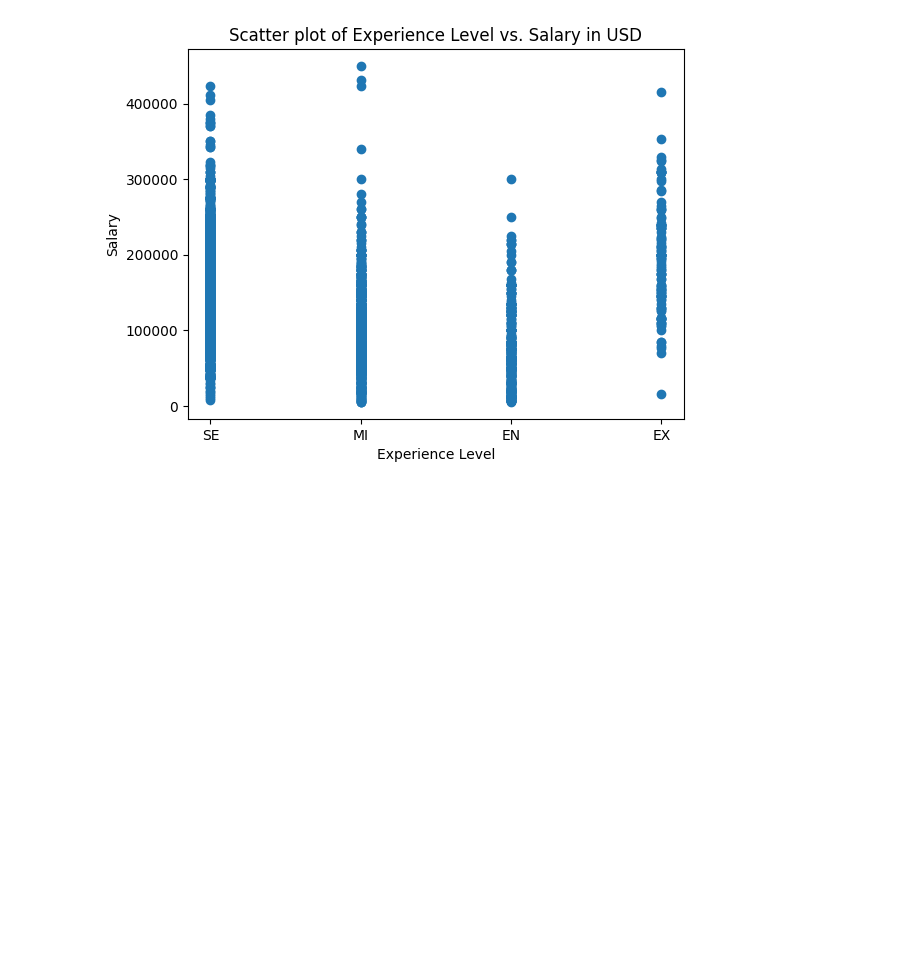
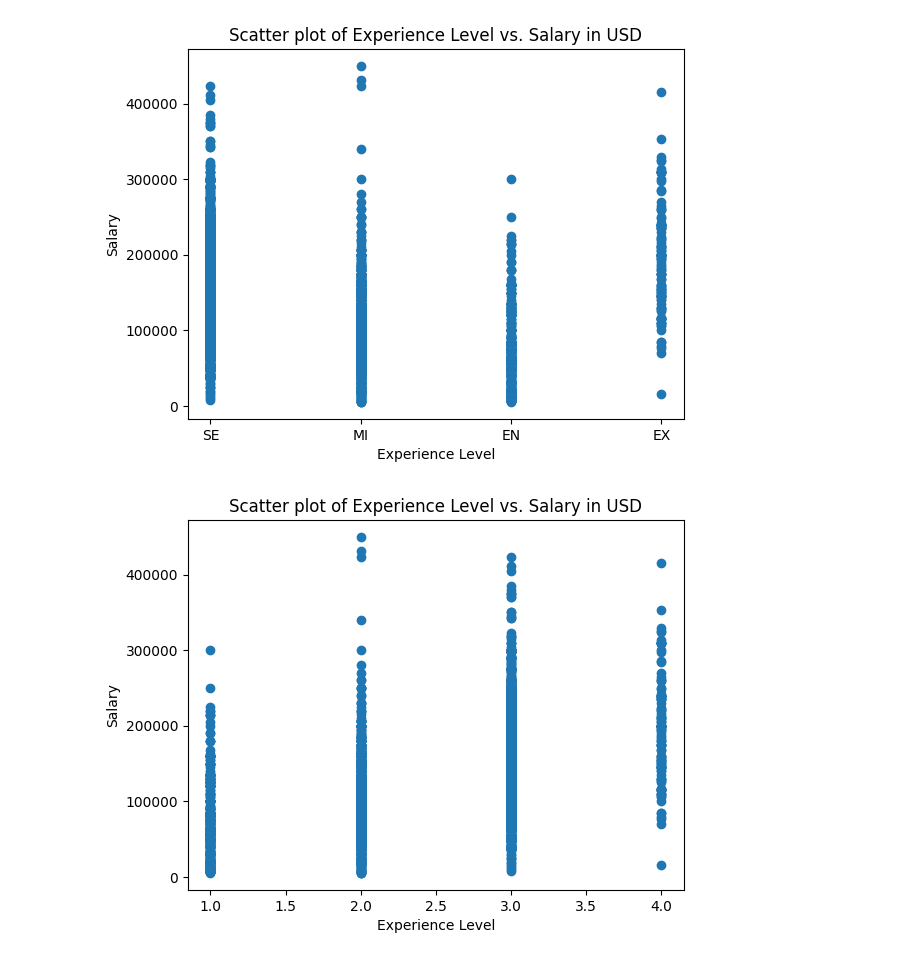
Before and after one commit to samanthadiggs/dataScienceSalariesAnalysis, a Jupyter notebook: salariesNotebook.ipynb, the cells around one changed output. Drawn from its saved outputs; the diff is of its cells as text; code cells hidden in the pictures; blank space fills up the shorter version.

```diff
--- a/salariesNotebook.ipynb
+++ b/salariesNotebook.ipynb
@@ -163,3 +163,16 @@ plt.title('Scatter plot of Experience Level vs. Salary in USD')
 plt.show()
 # %% [output]
 [figure]
+# %%
+
+import matplotlib.pyplot as plt
+plt.scatter(df_salary['experience_level_numeric'], df_salary['salary_in_usd'])
+plt.xlabel('Experience Level')
+plt.ylabel('Salary')
+plt.title('Scatter plot of Experience Level vs. Salary in USD')
+#tick_interval = 0.2
+#tick_positions = [i * tick_interval for i in range(int(df_salary['salary_in_usd'].max() / tick_interval) + 1)]
+#plt.yticks(tick_positions)
+plt.show()
+# %% [output]
+[figure, added]
```
Also changed, not shown: parts of 4 cells of this notebook.
